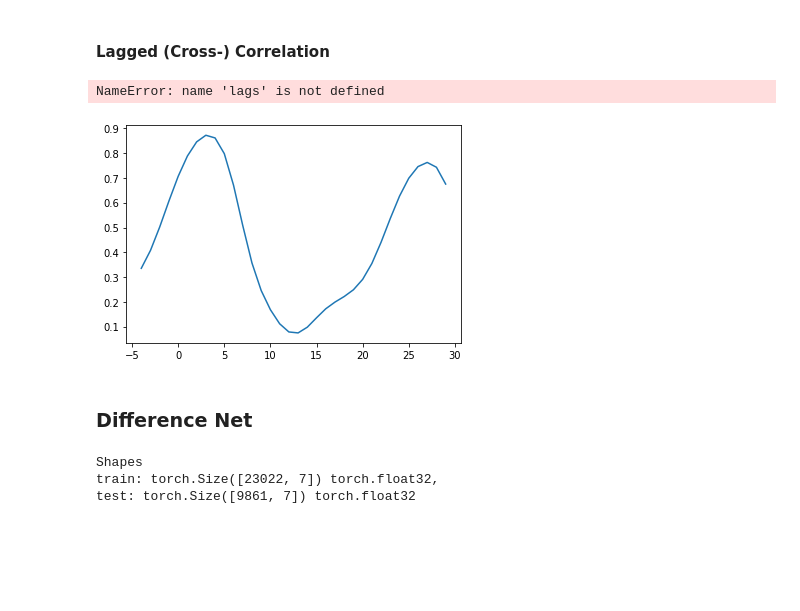
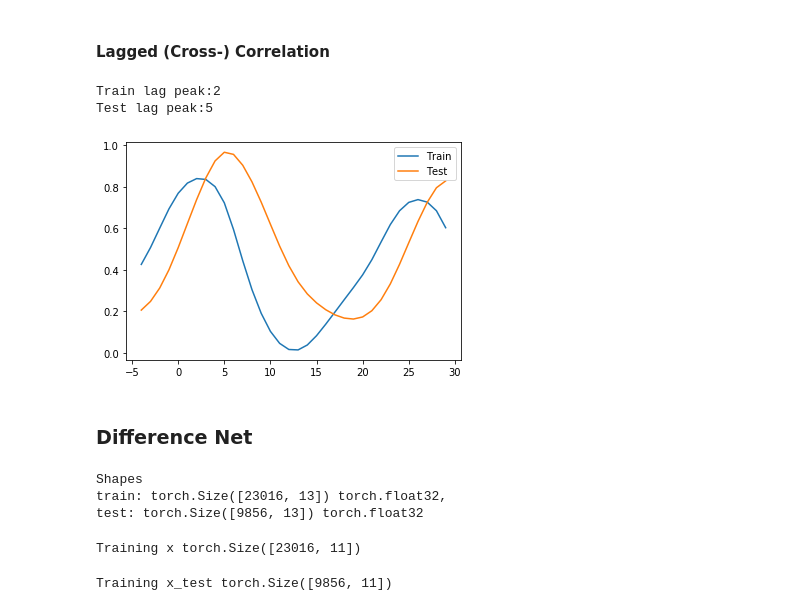
Before and after one commit to mshagirov/datathon2020, a Jupyter notebook: lab2/2_train_nn.ipynb, the cells around one changed output. Drawn from its saved outputs; the diff is of its cells as text; code cells hidden in the pictures; blank space fills up the shorter version.

```diff
--- a/lab2/2_train_nn.ipynb
+++ b/lab2/2_train_nn.ipynb
@@ -50,9 +54,9 @@ Persistence: {'lead_time': 5, 'persist_train': 0.23281556767206377, 'persist_tes
 ### Naive Window
 # %%
 # Training data
-with open('train_preprocessed_naive.npy', 'rb') as f:
+with open('train_preprocessed_naivewin6.npy', 'rb') as f:
     X_train = torch.from_numpy(np.load(f).astype(np.float32))# Testing data
-with open('test_preprocessed_naive.npy', 'rb') as f:
+with open('test_preprocessed_diffwin6.npy', 'rb') as f:
     X_test = torch.from_numpy(np.load(f).astype(np.float32))
 print('Shapes\ntrain: {} {},\ntest: {} {}'.format(X_train.shape, X_train.dtype,
                                                   X_test.shape, X_test.dtype))
@@ -65,0 +79,10 @@ y = X_train[:,:1].to(device) # Y(T+5)
+# %%
+# x_test = X_test[:,1:].to(device) # Y(T+0),..., Y(T-5)
+y_test = X_test[:,:1].to(device) # Y(T+5)
+# features mean, s.d.
+x_test = torch.zeros((X_test.shape[0],3))
+x_test[:,0] = X_test[:,1]
+x_test[:,1] = X_test[:,1:].mean(dim=1)
+x_test[:,2] = X_test[:,1:].std(dim=1)
+x_test = x_test.to(device)
+print(f'Training x_test {x_test.shape}')
@@ -66 +91,20 @@ y = X_train[:,:1].to(device) # Y(T+5)
+# %%
+# Network size:
+input_dim = x.shape[1]
+layer_dims = [128,128]
+dropout_p = [.2] # []: no dropout, [.2] : all p=0.2, [0.1, 0, .2,...]: layerwise
+output_dim = 1
+# Training parameters
+repeat = 1       # number of training runs per configuration
+
+learning_rate = 0.01 # default for Adam
+epochs = 500    # total number of training epochs == training iterations for the batch
+loss_func = MSELoss(reduction='mean')
+test_intervl =25 # collect loss every "test_intervl" iter-n
+print_times=10   # number of times to print loss to the terminal
+
+# Learning Rate policy:
+step_size=100 # drop the learning rate every "step_size" iter-s
+gamma= 0.599484 # drop the learning rate by a factor of 1/"gamma"
+# autocaffe defaults for sg-temp--> gamma: 0.599484; step_size=100
 # %%
@@ -144,43 +183,57 @@ MSE loss: 0.15961748
 # %%
 from utils import lagged_xcorr
 
 net.eval()
 train_lags, train_xcorr = lagged_xcorr( net(x).detach().numpy().ravel(),
                                         y.numpy().ravel())
-test_lags, test_xcorr = lagged_xcorr( net(X_test[:,1:]).detach().numpy().ravel(),
-                                      X_test[:,:1].numpy().ravel())
+test_lags, test_xcorr = lagged_xcorr( net(x_test).detach().numpy().ravel(),
+                                      y_test.numpy().ravel())
 lag_min = -5
 lag_max = 30
 train_mask = np.logical_and(train_lags>lag_min,train_lags<lag_max)
 plt.plot(train_lags[train_mask],train_xcorr[train_mask],label='Train')
 
 test_mask = np.logical_and(test_lags>lag_min,test_lags<lag_max)
-plt.plot(lags[test_mask],y_xcorr[test_mask],label='Test')
+plt.plot(test_lags[test_mask],test_xcorr[test_mask],label='Test')
 
 plt.legend();
+
+print(f'Train lag peak:{train_lags[train_mask][np.argmax(train_xcorr[train_mask])]}')
+print(f'Test lag peak:{test_lags[test_mask][np.argmax(test_xcorr[test_mask])]}')
 # %% [output]
-NameError: name 'lags' is not defined
+Train lag peak:2
+Test lag peak:5
-[figure, old version]
+[figure, new version]
 # %% [markdown]
 ### Difference Net
 # %%
 # Training data
-with open('train_preprocessed_diff5.npy', 'rb') as f:
+with open('train_preprocessed_diffwin12.npy', 'rb') as f:
     X_train = torch.from_numpy(np.load(f).astype(np.float32))# Testing data
-with open('test_preprocessed_diff5.npy', 'rb') as f:
+with open('test_preprocessed_diffwin12.npy', 'rb') as f:
     X_test = torch.from_numpy(np.load(f).astype(np.float32))
 print('Shapes\ntrain: {} {},\ntest: {} {}'.format(X_train.shape, X_train.dtype,
                                                   X_test.shape, X_test.dtype))
 # %% [output]
 Shapes
-train: torch.Size([23022, 7]) torch.float32,
-test: torch.Size([9861, 7]) torch.float32
+train: torch.Size([23016, 13]) torch.float32,
+test: torch.Size([9856, 13]) torch.float32
 # %%
-Y0 = X_train[:,1].reshape(-1,1).to(device) # Y(T+0),..., Y(T-5)
-x = X_train[:,2:].to(device)
+x = X_train[:,2:].to(device) # Y(T+0)-Y(T-1),Y(T-1)-Y(T-2),...,
+Y0 = X_train[:,1].reshape(-1,1).to(device) #Y(T+0)
 y = X_train[:,:1].to(device) # Y(T+5)
 
-X_test = X_test.to(device)
+print(f'Training x {x.shape}')
+# %% [output]
+Training x torch.Size([23016, 11])
+# %%
+x_test = X_test[:,2:].to(device) # Y(T+0)-Y(T-1),Y(T-1)-Y(T-2),...,
+Y0_test = X_test[:,1].reshape(-1,1).to(device) #Y(T+0)
+y_test = X_test[:,:1].to(device) # Y(T+5)
+
+print(f'Training x_test {x_test.shape}')
+# %% [output]
+Training x_test torch.Size([9856, 11])
 # %%
 # Network size:
 input_dim = x.shape[1]
```
Also changed, not shown: parts of 20 cells of this notebook.
